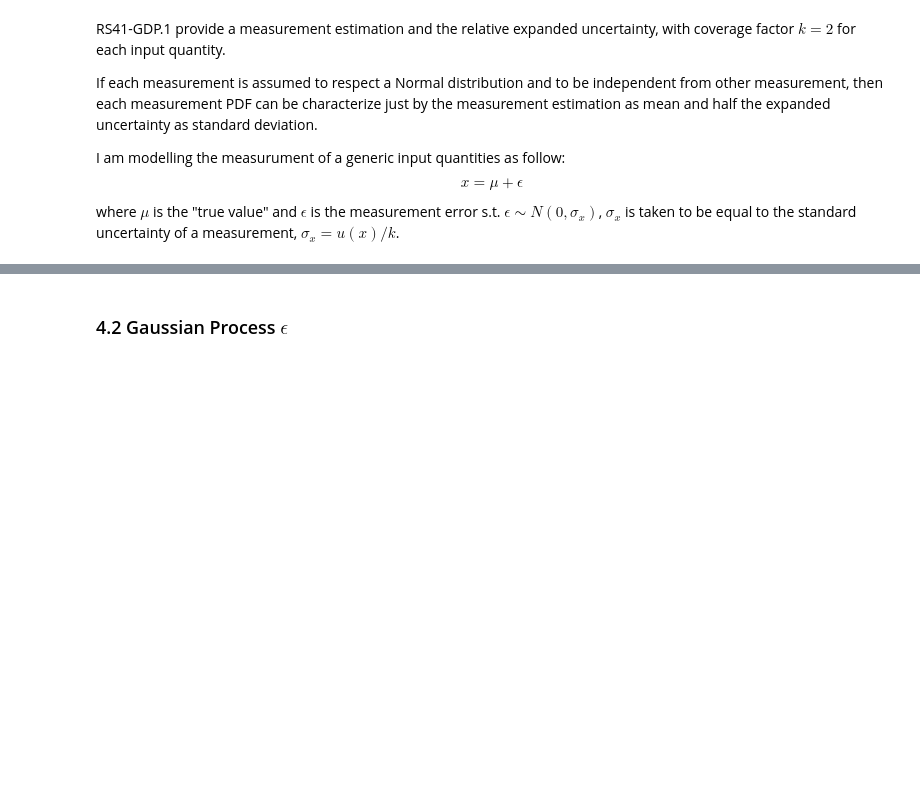
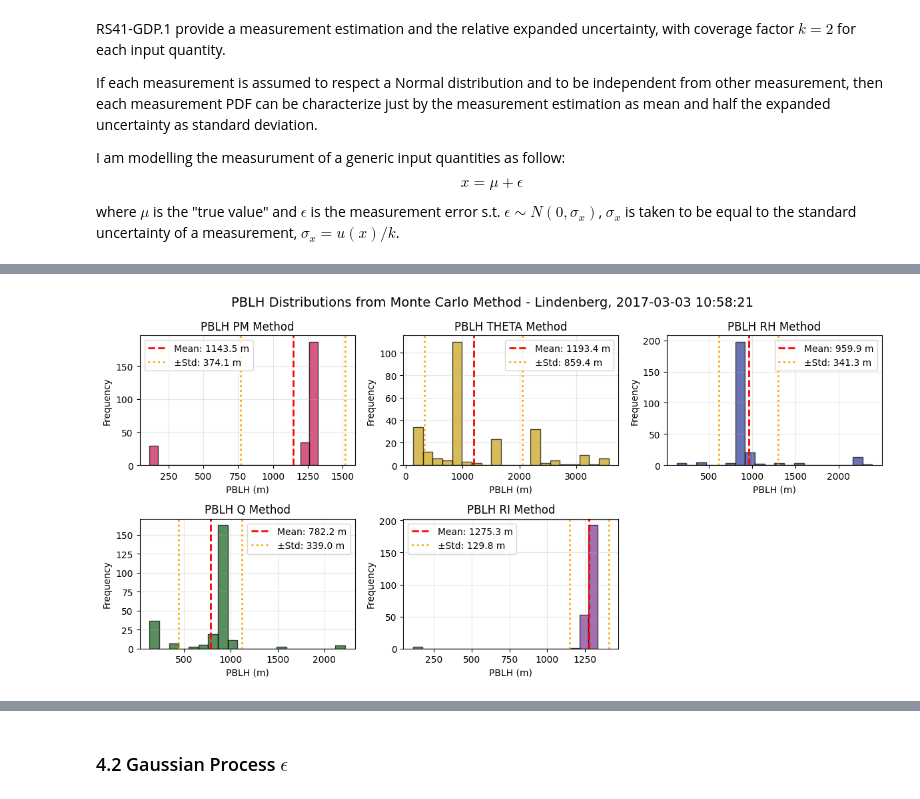
Before and after one commit to TommasoLocatelli/GRUAN_EDA, a Jupyter notebook: code_examples/pblg_unc_gp.ipynb, the cells around one changed output, grey strips where cells are left out. Cells and saved outputs as stored; diff of their text form; code cells hidden in the pictures; blank space fills up the shorter version.

```diff
--- a/code_examples/pblg_unc_gp.ipynb
+++ b/code_examples/pblg_unc_gp.ipynb
@@ -463,0 +598,24 @@ plt.show()
+# %%
+plt.figure(figsize=(12, 6))
+methods = ['pm', 'theta', 'rh', 'q', 'Ri']
+for idx, method in enumerate(methods, 1):
+    plt.subplot(2, 3, idx)
+    # Filter out None values
+    samples = [s for s in pblh_samples[method] if s is not None]
+    plt.hist(samples, bins=20, color=map_labels_to_colors['pblh_'+method], alpha=0.7, edgecolor='black')
+    mean = np.nanmean(pblh_samples[method])
+    std = np.nanstd(pblh_samples[method], ddof=1)
+    plt.axvline(mean, color='red', linestyle='--', linewidth=2, label=f'Mean: {mean:.1f} m')
+    plt.axvline(mean - std, color='orange', linestyle=':', linewidth=2, label=f'±Std: {std:.1f} m')
+    plt.axvline(mean + std, color='orange', linestyle=':', linewidth=2)
+    plt.xlabel('PBLH (m)')
+    plt.ylabel('Frequency')
+    plt.title(f'PBLH {method.upper()} Method')
+    plt.legend()
+    plt.grid(True, alpha=0.3)
+
+plt.suptitle(f'PBLH Distributions from Monte Carlo Method - {where}, {when}', fontsize=14)
+plt.tight_layout()
+plt.show()
+# %% [output]
+[figure, added]
```
Also changed, not shown: parts of 19 cells of this notebook, 3 other files.
